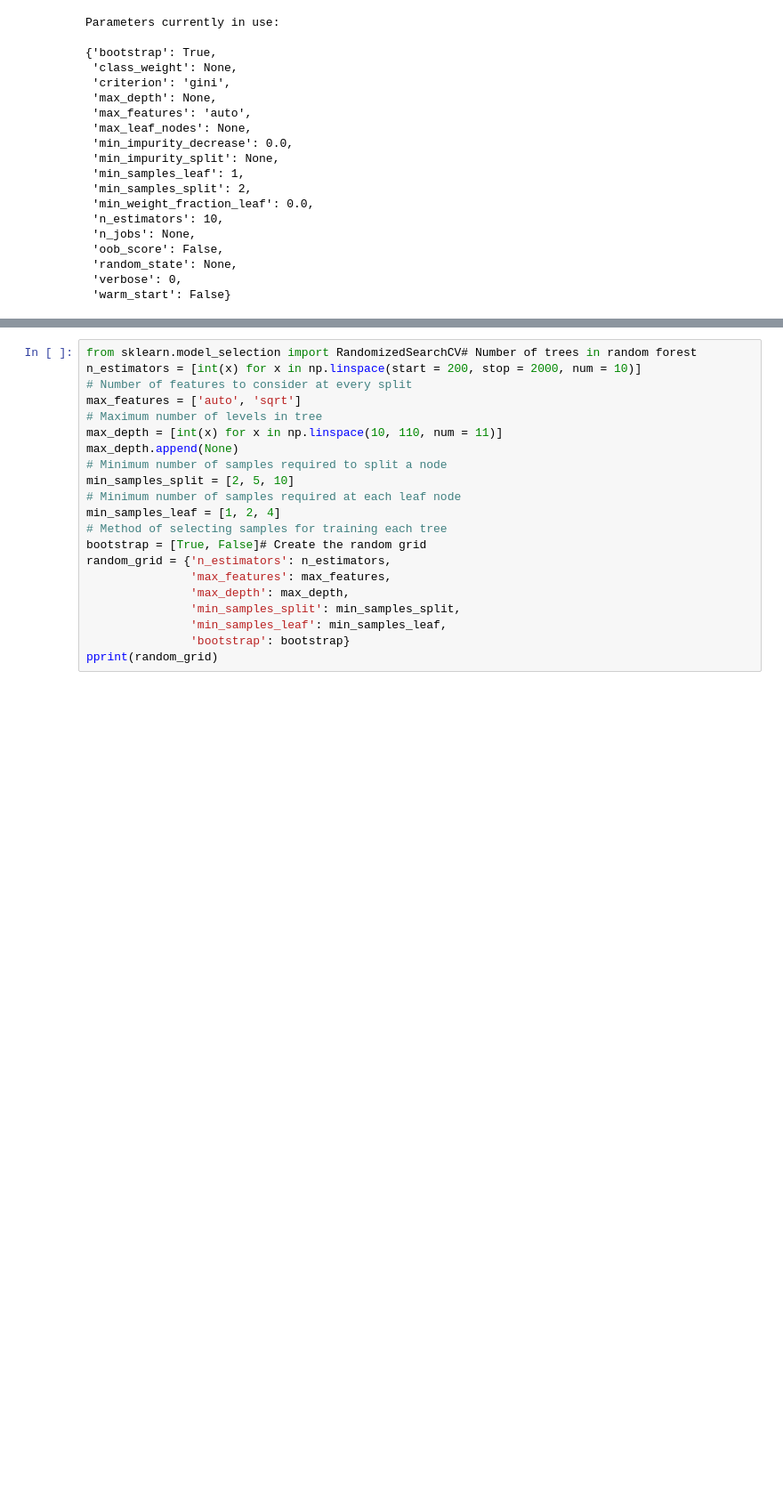
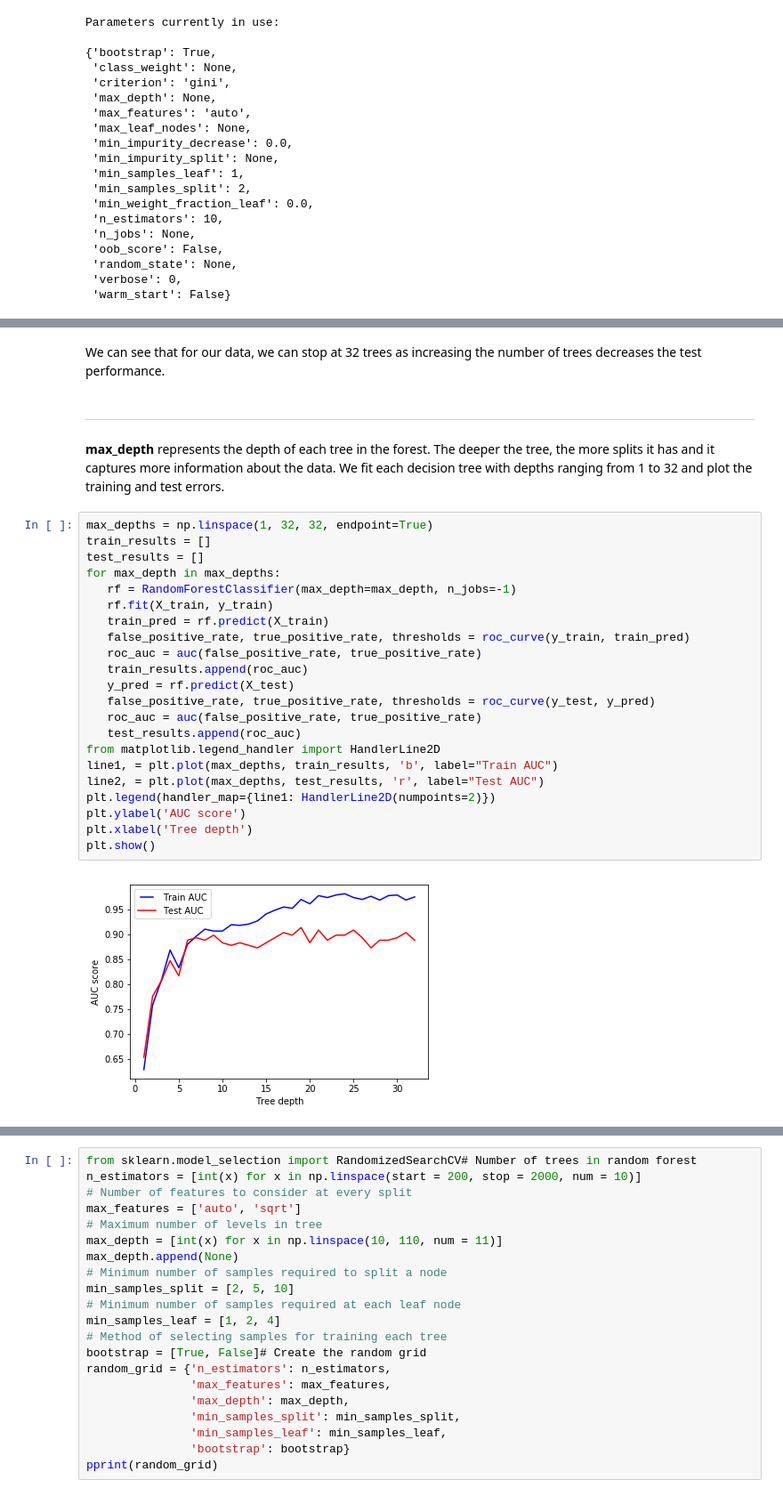
Before and after one commit to rokhaya-sonko/Credit-Card-Fraud-Detection, a Jupyter notebook: credit_card_fraud_detection.ipynb, the cells around one changed output, grey strips where cells are left out. Shown at 89% size. Saved outputs shown, nothing was run; the diff lists cells and outputs as text; blank space fills up the shorter version.

```diff
--- a/credit_card_fraud_detection.ipynb
+++ b/credit_card_fraud_detection.ipynb
@@ -451,0 +501,29 @@ Parameters currently in use:
+# %% [markdown]
+We can see that for our data, we can stop at 32 trees as increasing the number of trees decreases the test performance.
+# %% [markdown]
+-----
+<b>max_depth</b> represents the depth of each tree in the forest. The deeper the tree, the more splits it has and it captures more information about the data. We fit each decision tree with depths ranging from 1 to 32 and plot the training and test errors.
+# %%
+max_depths = np.linspace(1, 32, 32, endpoint=True)
+train_results = []
+test_results = []
+for max_depth in max_depths:
+   rf = RandomForestClassifier(max_depth=max_depth, n_jobs=-1)
+   rf.fit(X_train, y_train)
+   train_pred = rf.predict(X_train)
+   false_positive_rate, true_positive_rate, thresholds = roc_curve(y_train, train_pred)
+   roc_auc = auc(false_positive_rate, true_positive_rate)
+   train_results.append(roc_auc)
+   y_pred = rf.predict(X_test)
+   false_positive_rate, true_positive_rate, thresholds = roc_curve(y_test, y_pred)
+   roc_auc = auc(false_positive_rate, true_positive_rate)
+   test_results.append(roc_auc)
+from matplotlib.legend_handler import HandlerLine2D
+line1, = plt.plot(max_depths, train_results, 'b', label="Train AUC")
+line2, = plt.plot(max_depths, test_results, 'r', label="Test AUC")
+plt.legend(handler_map={line1: HandlerLine2D(numpoints=2)})
+plt.ylabel('AUC score')
+plt.xlabel('Tree depth')
+plt.show()
+# %% [output]
+[figure, added]
```
Also changed, not shown: parts of 33 cells of this notebook.
